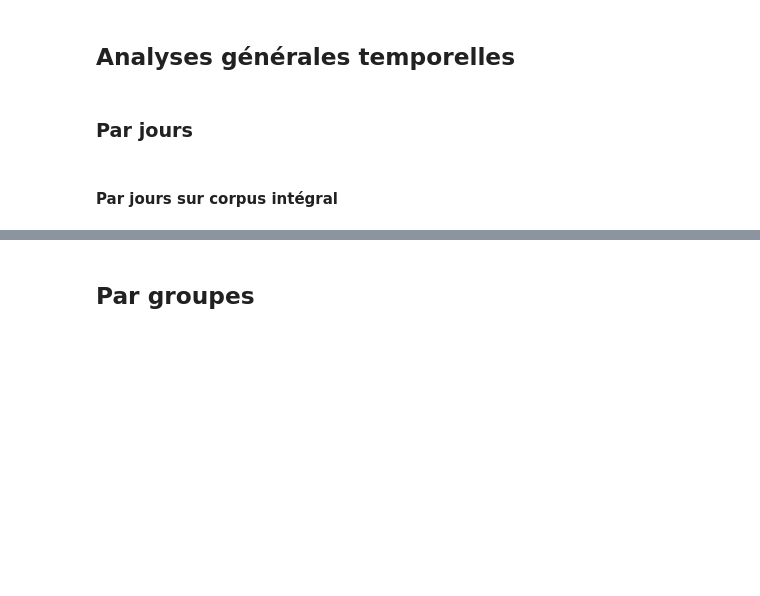
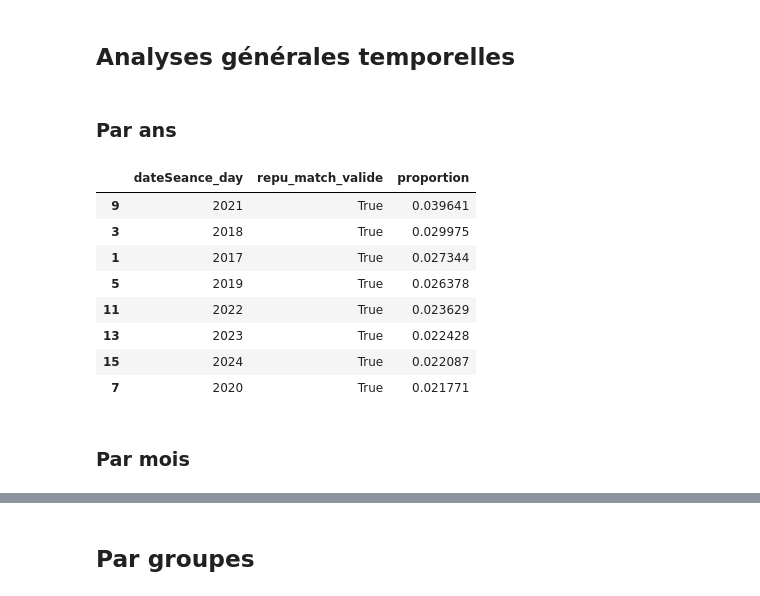
Before and after one commit to leomignot/republique-cest-quoi, a Jupyter notebook: exploration/analyses_%.ipynb, the cells around one changed output, grey strips where cells are left out. Cells and saved outputs as stored; diff of their text form; code cells hidden in the pictures; blank space fills up the shorter version.

```diff
--- a/exploration/analyses_%.ipynb
+++ b/exploration/analyses_%.ipynb
@@ -29,7 +29,42 @@ df["dateSeance_day"] = df["dateSeance_ts"].dt.normalize()
 # %% [markdown]
 ## Analyses générales temporelles
 # %% [markdown]
-### Par jours
+### Par ans
+# %%
+# Grouper par année
+df_yearly = (
+    df.groupby(df["dateSeance_day"].dt.year)["repu_match_valide"]
+    .value_counts(normalize=True)
+    .rename("proportion")
+    .reset_index()
+)
+
+# Garder True uniquement
+df_yearly_true = df_yearly[df_yearly["repu_match_valide"] == True]
+
+# Graphique
+fig_yearly = px.bar(
+    df_yearly_true,
+    x="dateSeance_day",
+    y="proportion",
+    title="Évolution annuelle de l'investissement en proportion de la famille du mot 'République' (B)",
+    labels={"proportion": "% des occurences annualisées", "dateSeance_day": "Année"},
+    template="plotly_white",
+)
+
+fig_yearly.show()
+table = df_yearly_true.sort_values("proportion", ascending=False).head(10)
+table
+# %% [output]
+|  | dateSeance_day | repu_match_valide | proportion |
+| 9 | 2021 | True | 0.039641 |
+| 3 | 2018 | True | 0.029975 |
+| 1 | 2017 | True | 0.027344 |
+| 5 | 2019 | True | 0.026378 |
+| 11 | 2022 | True | 0.023629 |
+| 13 | 2023 | True | 0.022428 |
+| 15 | 2024 | True | 0.022087 |
+| 7 | 2020 | True | 0.021771 |
 # %% [markdown]
-#### Par jours sur corpus intégral
+### Par mois
 # %%
```
Also changed, not shown: parts of 32 cells of this notebook, 1 other file.
